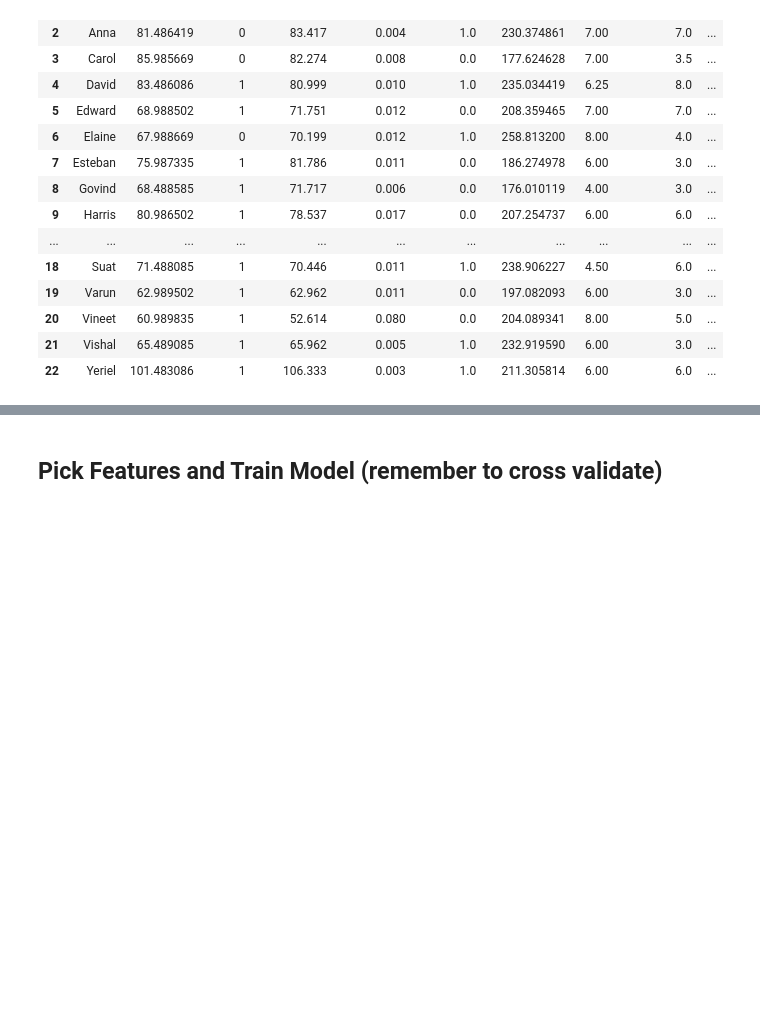
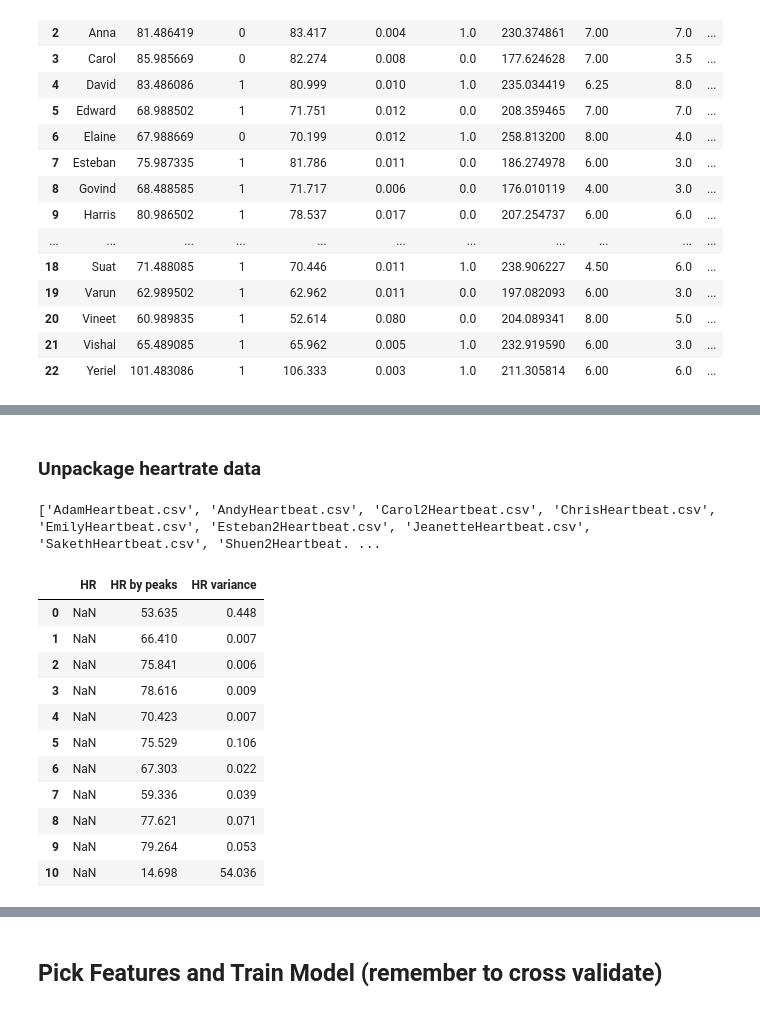
Before and after one commit to sMyn42/Week2Public, a Jupyter notebook: Heart_Rates_and_Reaction_Times_and_Sound.ipynb, the cells around one changed output, grey strips where cells are left out. Drawn from its saved outputs; the diff is of its cells as text; code cells hidden in the pictures; blank space fills up the shorter version.

```diff
--- a/Heart_Rates_and_Reaction_Times_and_Sound.ipynb
+++ b/Heart_Rates_and_Reaction_Times_and_Sound.ipynb
@@ -308,0 +397,34 @@ dataset_sound
+# %% [markdown]
+### Unpackage heartrate data
+# %%
+val_hr_files = list(os.walk("C:/Users/saketh/stuff/Medlytics/Week2Public/Validation_Data/PPG"))[0][2]
+print(val_hr_files)
+
+val_heartrates = []
+for file in val_hr_files:
+    heartrates.append(get_heartrate_fft(r"C:/Users/saketh/stuff/Medlytics/Week2Public/Validation_Data/PPG/" + file))
+val_heartrate_vars = []
+for file in val_hr_files:
+    val_heartrate_vars.append(hr_var(r"C:/Users/saketh/stuff/Medlytics/Week2Public/Validation_Data/PPG/" + file))
+val_hrs = np.array(val_heartrates)
+val_hrvars = np.array(val_heartrate_vars)
+val_hrs = val_hrs.astype(np.int64)
+val_hrvars = np.round(val_hrvars.astype(np.float), decimals=3)
+
+val_heartrates = pd.concat((pd.Series(val_heartrates), pd.Series(val_hrvars[:, 0]), pd.Series(val_hrvars[:, 1])), axis=1)
+val_heartrates = val_heartrates.rename(columns={0: 'HR', 1:'HR by peaks', 2:'HR variance'})
+val_heartrates
+# %% [output]
+['AdamHeartbeat.csv', 'AndyHeartbeat.csv', 'Carol2Heartbeat.csv', 'ChrisHeartbeat.csv', 'EmilyHeartbeat.csv', 'Esteban2Heartbeat.csv', 'JeanetteHeartbeat.csv', 'SakethHeartbeat.csv', 'Shuen2Heartbeat. ...
+|  | HR | HR by peaks | HR variance |
+| 0 | NaN | 53.635 | 0.448 |
+| 1 | NaN | 66.410 | 0.007 |
+| 2 | NaN | 75.841 | 0.006 |
+| 3 | NaN | 78.616 | 0.009 |
+| 4 | NaN | 70.423 | 0.007 |
+| 5 | NaN | 75.529 | 0.106 |
+| 6 | NaN | 67.303 | 0.022 |
+| 7 | NaN | 59.336 | 0.039 |
+| 8 | NaN | 77.621 | 0.071 |
+| 9 | NaN | 79.264 | 0.053 |
+| 10 | NaN | 14.698 | 54.036 |
```
Also changed, not shown: parts of 18 cells of this notebook, 1 other file.
